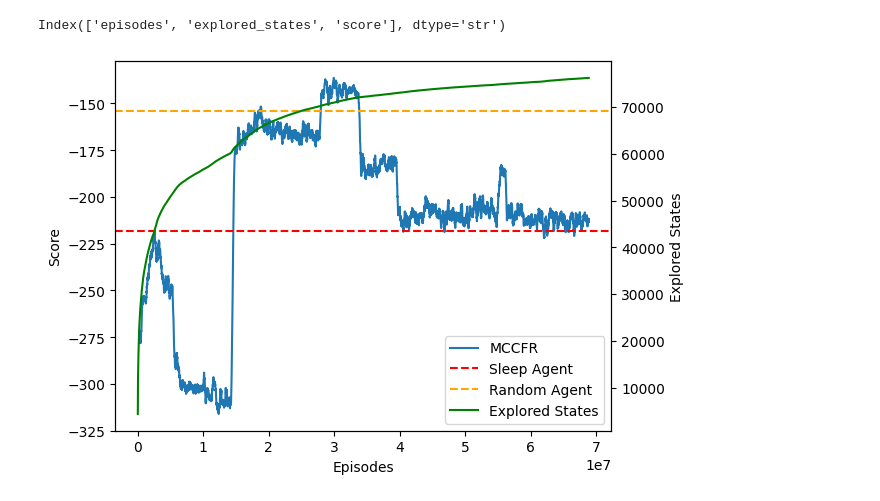
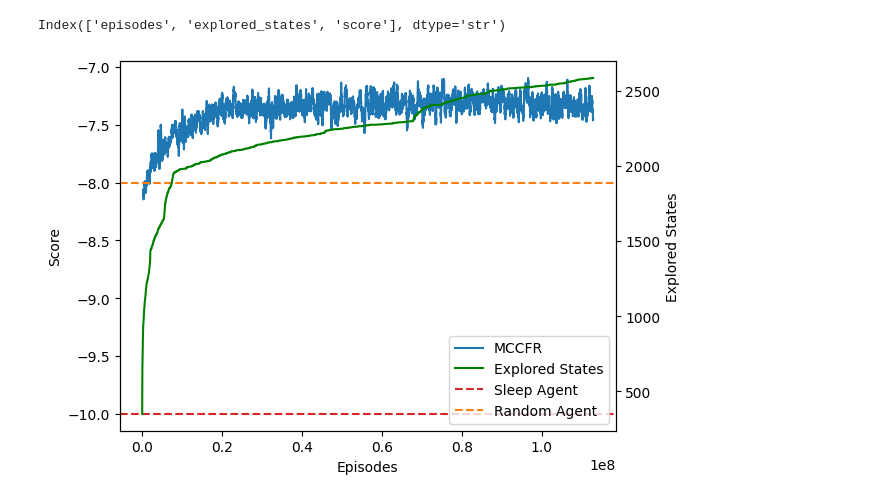
Before and after one commit to zazyzaya/PokerEngines, a Jupyter notebook: notebooks/viz.ipynb, the cells around one changed output. Cells and saved outputs as stored; diff of their text form; code cells hidden in the pictures.

```diff
--- a/notebooks/viz.ipynb
+++ b/notebooks/viz.ipynb
@@ -3,35 +3,47 @@ import matplotlib.pyplot as plt
 import numpy as np
 import pandas as pd
 # %%
-logs = pd.read_csv('../log.txt')
+logs = pd.read_csv('../results/log_hybrid-e10.txt')
 logs.columns
 # %% [output]
 Index(['episodes', 'explored_states', 'score'], dtype='str')
 # %%
 def smoove(x,y, window_size=25):
+    if window_size*2 > x.shape[0]:
+        return x,y
+
     ones = np.ones(window_size) / window_size
     new_y = np.convolve(y, ones, mode='valid')
     return x[-new_y.shape[0]:], new_y
 # %%
 fig,ax = plt.subplots()
 
 x,y = smoove(logs['episodes'], logs['score'])
 
 ln0 = ax.plot(x, y, label='MCCFR')
 ax.set_ylabel('Score')
 ax.set_xlabel('Episodes')
 
-ln1 = [ax.axhline(y=-218, color='r', linestyle='--', label='Sleep Agent')]
-ln2 = [ax.axhline(y=-154, color='orange', linestyle='--', label='Random Agent')]
+# For 30-step games
+#ln2 = [ax.axhline(y=-218, color='C3', linestyle='--', label='Sleep Agent')]
+#ln3 = [ax.axhline(y=-154, color='C1', linestyle='--', label='Random Agent')]
+#ln4 = [ax.axhline(y=-58, color='C5', linestyle='--', label='Heuristic Agent')]
+#ln5 = [ax.axhline(y=-8.75, color='C4', linestyle='--', label='RL Agent')]
+
+# For 10-step games
+ln2 = [ax.axhline(y=-10, color='C3', linestyle='--', label='Sleep Agent')]
+ln3 = [ax.axhline(y=-8, color='C1', linestyle='--', label='Random Agent')]
 
 ax2 = ax.twinx()
 ax2.set_ylabel('Explored States')
-ln3 = ax2.plot(logs['episodes'], logs['explored_states'], color='green', label='Explored States')
+ln1 = ax2.plot(logs['episodes'], logs['explored_states'], color='green', label='Explored States')
 
+#lns = ln0+ln1+ln2+ln3+ln4+ln5
 lns = ln0+ln1+ln2+ln3
+
 labs = [l.get_label() for l in lns]
-ax2.legend(lns,labs)
+ax2.legend(lns,labs, loc='lower right')
 
 plt.show()
 # %% [output]
-[figure, old version]
+[figure, new version]
```
Also changed, not shown: 9 other files.
